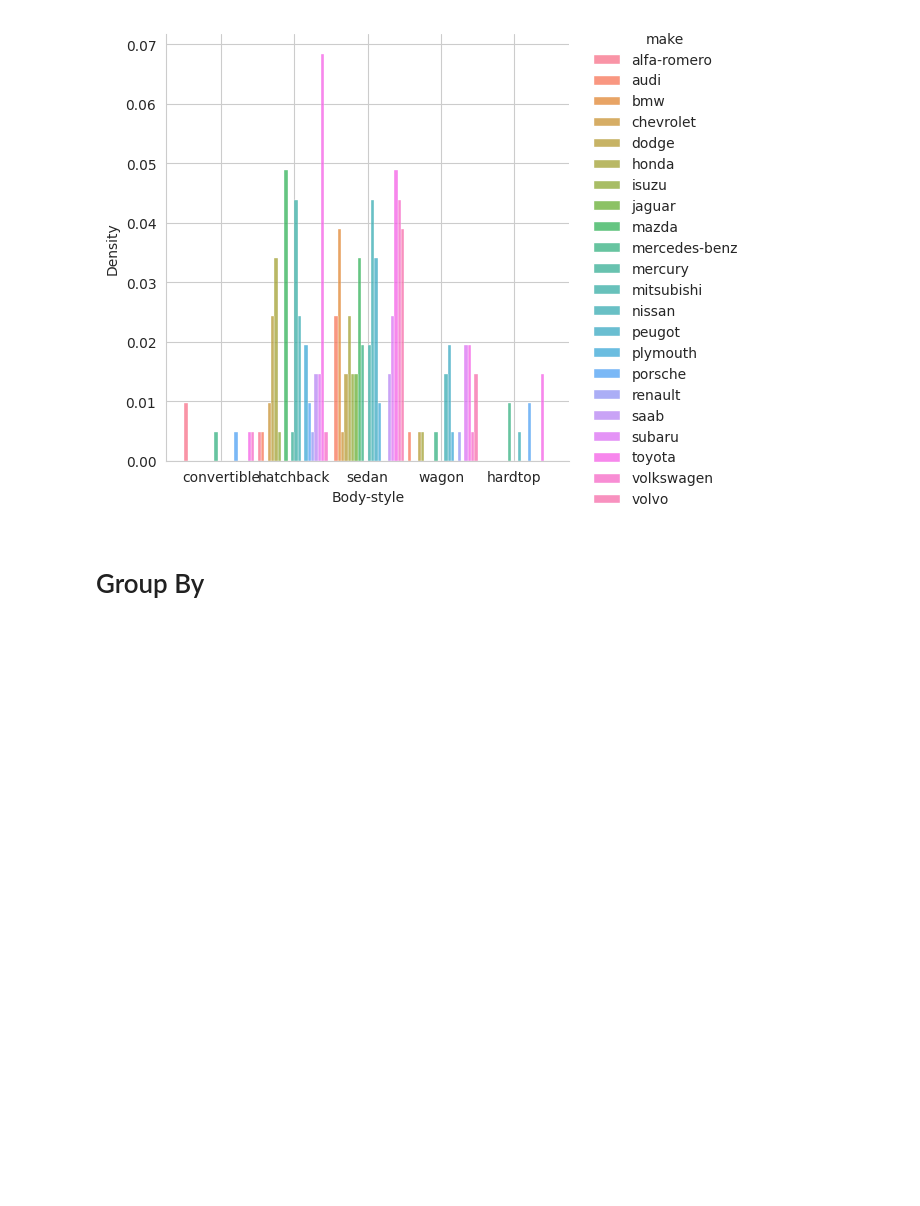
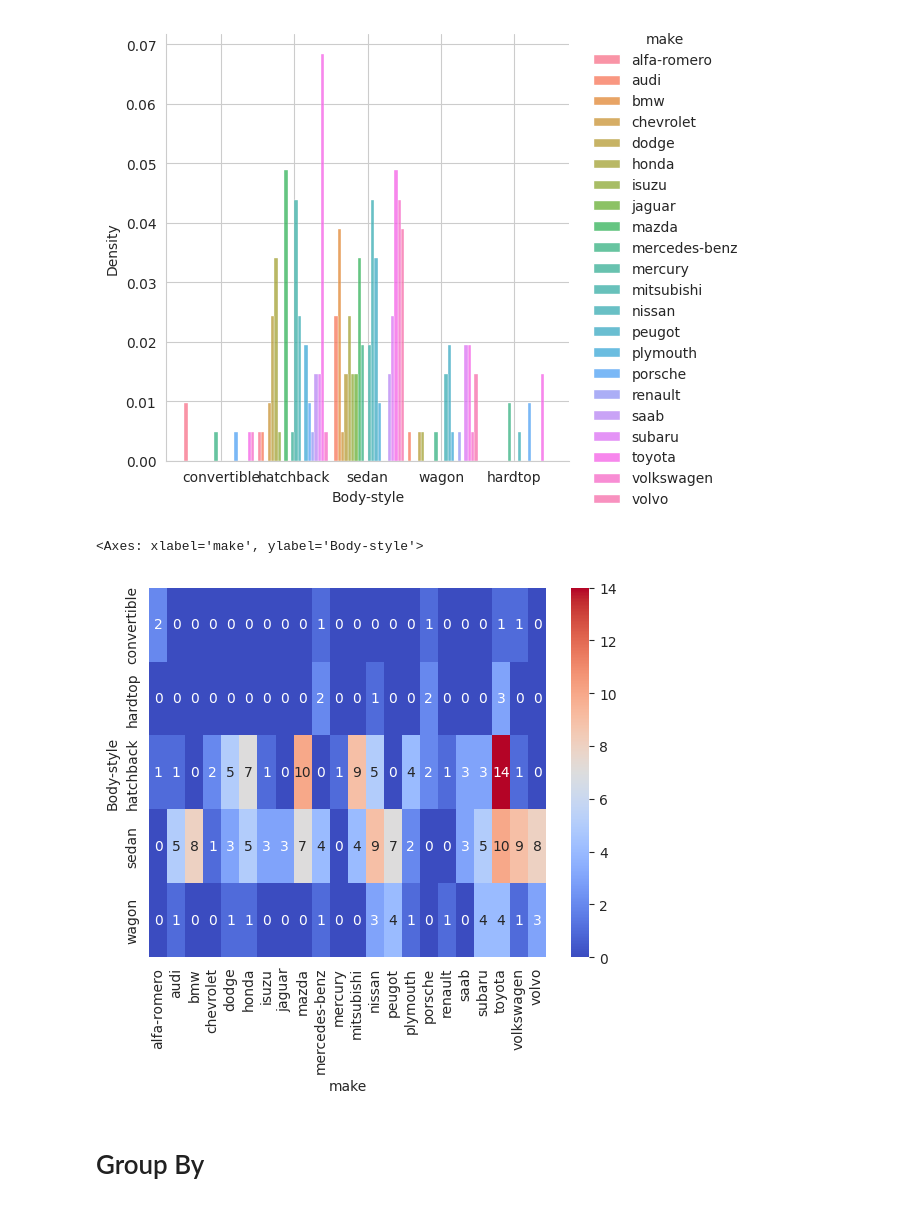
Before and after one commit to shannonshih/Tibame_GAD245-Practice-HW_0122, a Jupyter notebook: 05_03_LAB_Automobile.ipynb, the cells around one changed output. Cells and saved outputs as stored; diff of their text form; code cells hidden in the pictures; blank space fills up the shorter version.

```diff
--- a/05_03_LAB_Automobile.ipynb
+++ b/05_03_LAB_Automobile.ipynb
@@ -388,6 +388,12 @@ sns.displot(data=data, x="Body-style", hue="make", multiple="dodge", stat="densi
 [figure]
 [figure]
 [figure]
+# %%
+matrix = data.groupby(["Body-style", "make"]).size().unstack(fill_value=0)
+sns.heatmap(matrix,annot=True, cmap="coolwarm", cbar=True)
+# %% [output]
+<Axes: xlabel='make', ylabel='Body-style'>
+[figure, added]
 # %% [markdown]
 # Group By
 # %%
```
Also changed, not shown: parts of 21 cells of this notebook.
